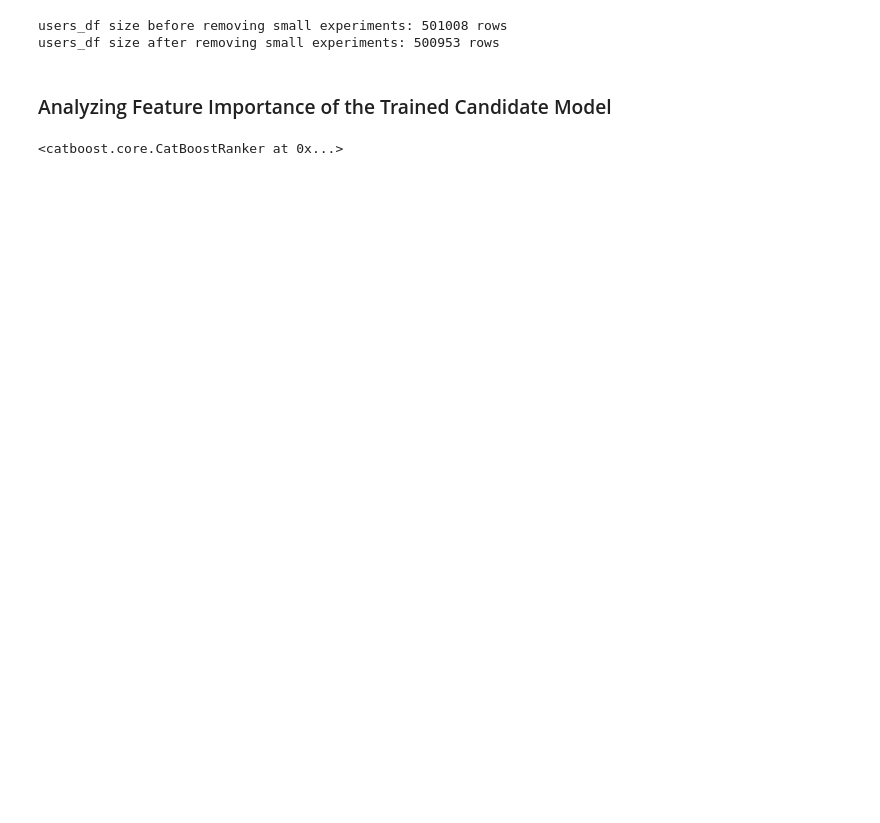
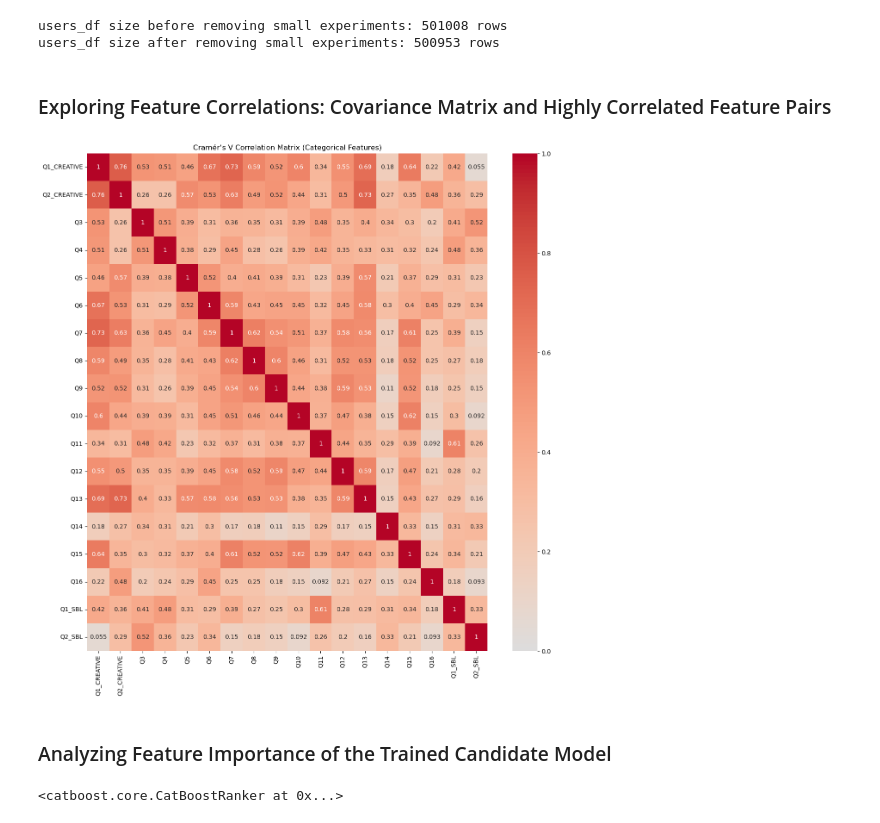
Before and after one commit to broniyk/CreativeRank, a Jupyter notebook: notebooks/candidate_model _analysis.ipynb, the cells around one changed output. Saved outputs shown, nothing was run; the diff lists cells and outputs as text; code cells hidden in the pictures; blank space fills up the shorter version.

```diff
--- a/notebooks/candidate_model _analysis.ipynb
+++ b/notebooks/candidate_model _analysis.ipynb
@@ -19,6 +22,6 @@ The autoreload extension is already loaded. To reload it, use:
-# %%
-data = get_experiment_data()
-# %% [output]
-users_df size before removing small experiments: 501008 rows
-users_df size after removing small experiments: 500953 rows
+# %%
+data = get_experiment_data()
+# %% [output]
+users_df size before removing small experiments: 501008 rows
+users_df size after removing small experiments: 500953 rows
 # %%
@@ -26,6 +29,28 @@ feature_set = FEATURES.get_subset("creative_10")
 train_data, _, test_data = split_experiment_train_test_val_data(data, n_last_test=4, n_last_val=0)
 train_df, train_pool, train_group_ids, X_train, y_train = get_pooled_dataset(train_data, cols=feature_set.all, cat_cols=feature_set.categorical, pos_neg_ratio=1)
 test_df, test_pool, test_group_ids, X_test, y_test = get_pooled_dataset(test_data, cols=feature_set.all, cat_cols=feature_set.categorical)
+# %% [markdown]
+### Exploring Feature Correlations: Covariance Matrix and Highly Correlated Feature Pairs
+# %%
+from scipy.stats.contingency import association
+
+feature_set = FEATURES.get_subset("all")
+cols = feature_set.categorical
+df = data.query("CLICK==1")
+n = len(cols)
+corr_matrix = pd.DataFrame(np.ones((n, n)), index=cols, columns=cols)
+# Compute pairwise Cramér’s V using pingouin
+for col1, col2 in itertools.combinations(cols, 2):
+        _, _, stats = pg.chi2_independence(df[[col1, col2]].dropna(), x=col1, y=col2)
+        v = stats.loc[stats["test"]=="pearson", "cramer"].iat[0]
+        corr_matrix.loc[col1, col2] = corr_matrix.loc[col2, col1] = v
+
+plt.figure(figsize=(15,15))
+sns.heatmap(corr_matrix, annot=True, cmap='coolwarm', center=0, vmin=0, vmax=1)
+plt.title("Cramér’s V Correlation Matrix (Categorical Features)")
+plt.show()
+# %% [output]
+[figure, added]
 # %% [markdown]
 ### Analyzing Feature Importance of the Trained Candidate Model
 # %%
```
Also changed, not shown: parts of 12 cells of this notebook, 7 other files.
